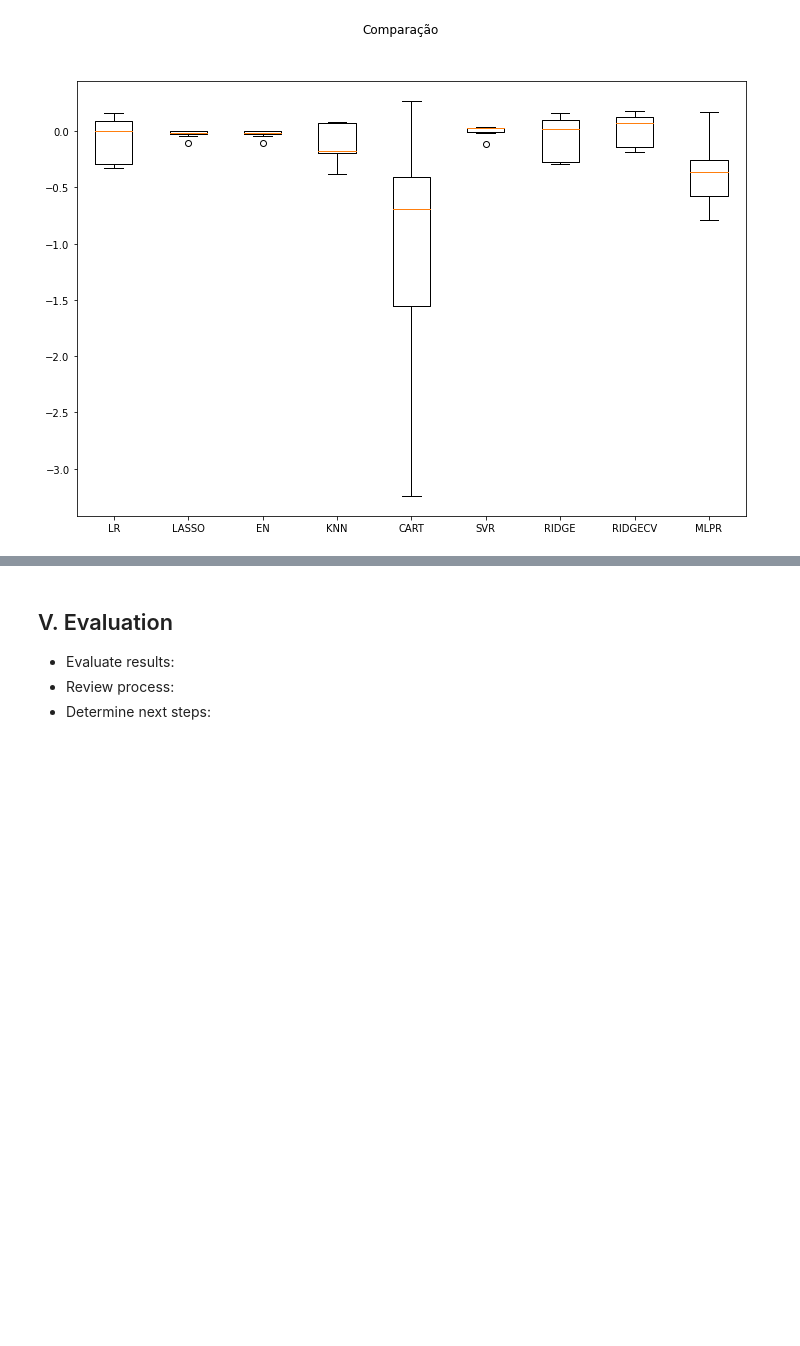
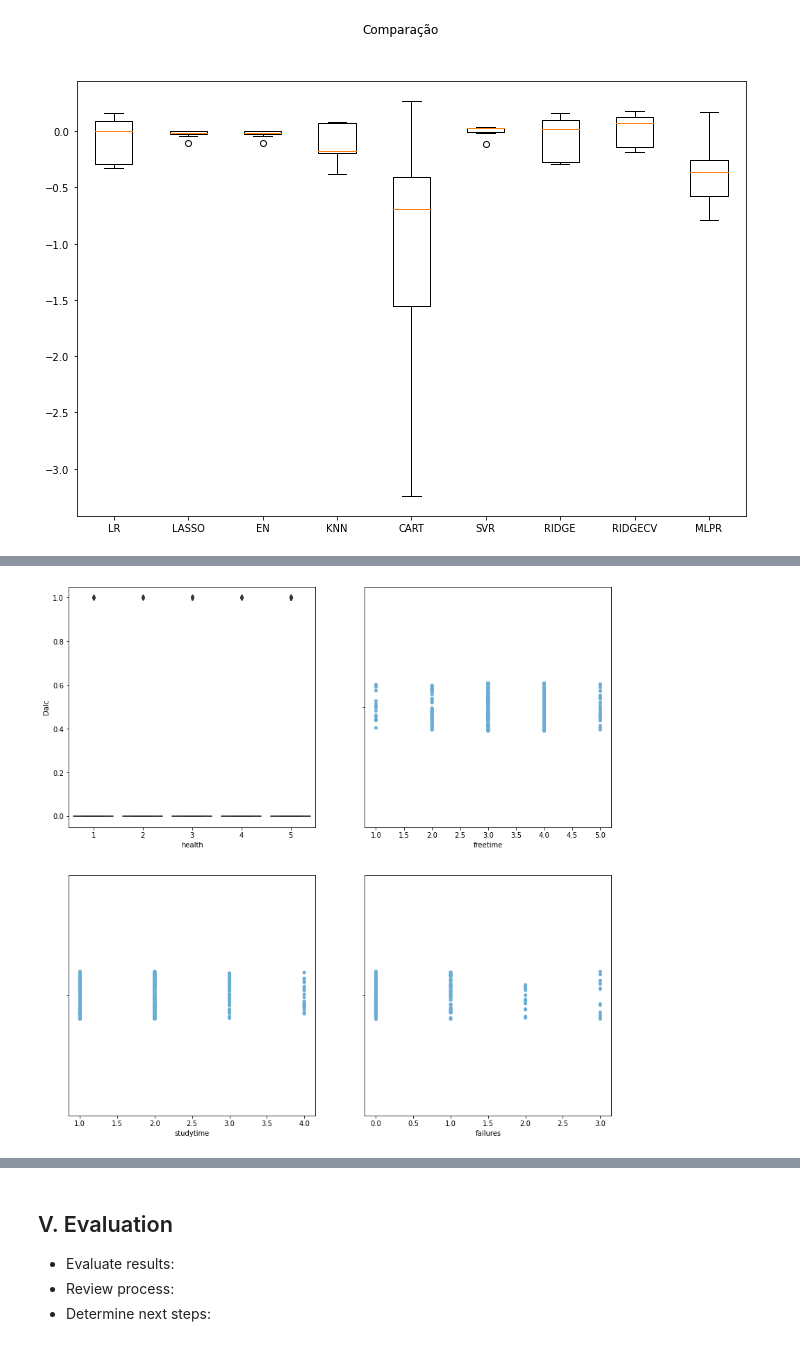
Before and after one commit to victorbombarda/Manipulacao_Dados_Avaliacao, a Jupyter notebook: Intro_Crisp_DM.ipynb, the cells around one changed output, grey strips where cells are left out. Cells and saved outputs as stored; diff of their text form; code cells hidden in the pictures; blank space fills up the shorter version.

```diff
--- a/Intro_Crisp_DM.ipynb
+++ b/Intro_Crisp_DM.ipynb
@@ -316,0 +346,9 @@ plt.show()
+# %%
+f, axes = plt.subplots(2, 2, figsize=(14, 14), facecolor='white')
+#f.suptitle('Frequência de consumo') , palette="Blues"
+ax1 = sns.boxplot(x="health", y = "Dalc",data=data_model, color="Dalc", palette="Blues", ax=axes[0,0])
+ax2 = sns.stripplot(x="freetime", data=data_model, hue="Dalc", palette="Blues", ax=axes[0,1])
+ax3 = sns.stripplot(x="studytime", data=data_model, hue="Dalc", palette="Blues", ax=axes[1,0])
+ax4 = sns.stripplot(x="failures", data=data_model, hue="Dalc", palette="Blues", ax=axes[1,1])
+# %% [output]
+[figure, added]
```
Also changed, not shown: parts of 8 cells of this notebook.
